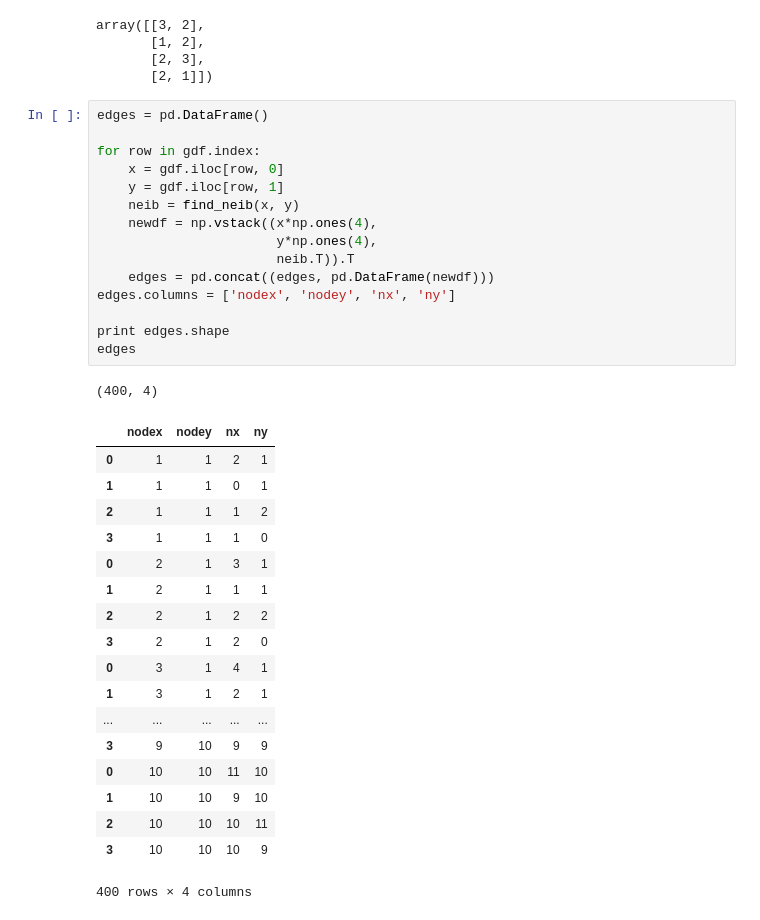
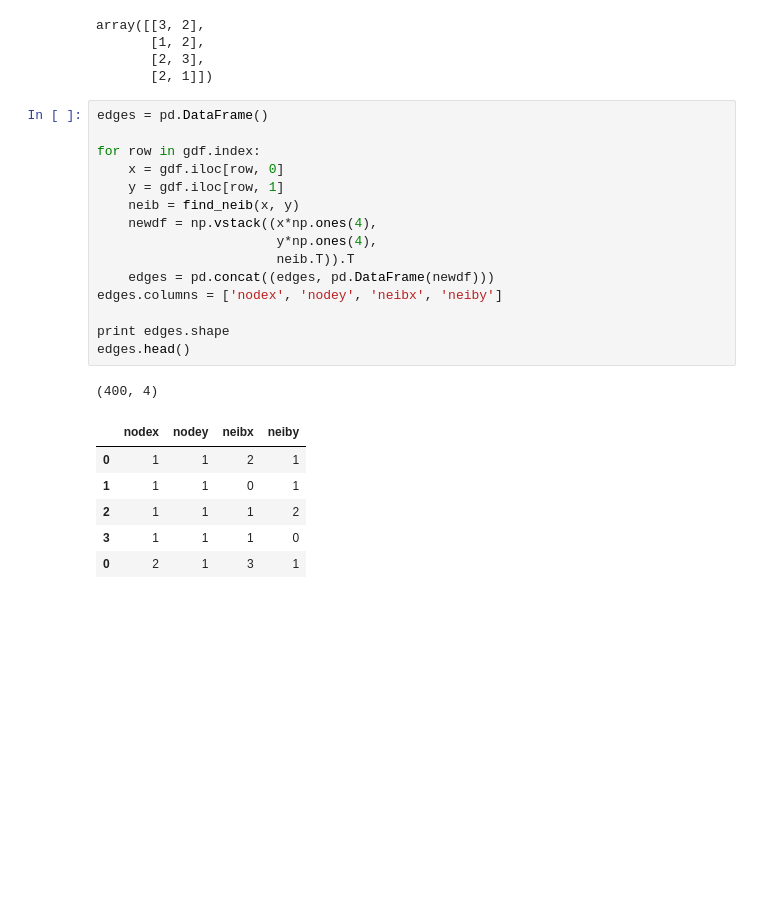
Before and after one commit to crupley/proj, a Jupyter notebook: explore/hood/graph similarity explore.ipynb, the cells around one changed output. Drawn from its saved outputs; the diff is of its cells as text; blank space fills up the shorter version.

Commit message:
identify step edges

```diff
--- a/explore/hood/graph similarity explore.ipynb
+++ b/explore/hood/graph similarity explore.ipynb
@@ -63,35 +69,23 @@ array([[3, 2],
 # %%
 edges = pd.DataFrame()
 
 for row in gdf.index:
     x = gdf.iloc[row, 0]
     y = gdf.iloc[row, 1]
     neib = find_neib(x, y)
     newdf = np.vstack((x*np.ones(4),
                        y*np.ones(4),
                        neib.T)).T
     edges = pd.concat((edges, pd.DataFrame(newdf)))
-edges.columns = ['nodex', 'nodey', 'nx', 'ny']
+edges.columns = ['nodex', 'nodey', 'neibx', 'neiby']
 
 print edges.shape
-edges
+edges.head()
 # %% [output]
 (400, 4)
-|  | nodex | nodey | nx | ny |
+|  | nodex | nodey | neibx | neiby |
 | 0 | 1 | 1 | 2 | 1 |
 | 1 | 1 | 1 | 0 | 1 |
 | 2 | 1 | 1 | 1 | 2 |
 | 3 | 1 | 1 | 1 | 0 |
 | 0 | 2 | 1 | 3 | 1 |
-| 1 | 2 | 1 | 1 | 1 |
-| 2 | 2 | 1 | 2 | 2 |
-| 3 | 2 | 1 | 2 | 0 |
-| 0 | 3 | 1 | 4 | 1 |
-| 1 | 3 | 1 | 2 | 1 |
-| ... | ... | ... | ... | ... |
-| 3 | 9 | 10 | 9 | 9 |
-| 0 | 10 | 10 | 11 | 10 |
-| 1 | 10 | 10 | 9 | 10 |
-| 2 | 10 | 10 | 10 | 11 |
-| 3 | 10 | 10 | 10 | 9 |
-400 rows × 4 columns
```
Also changed, not shown: parts of 10 cells of this notebook.
